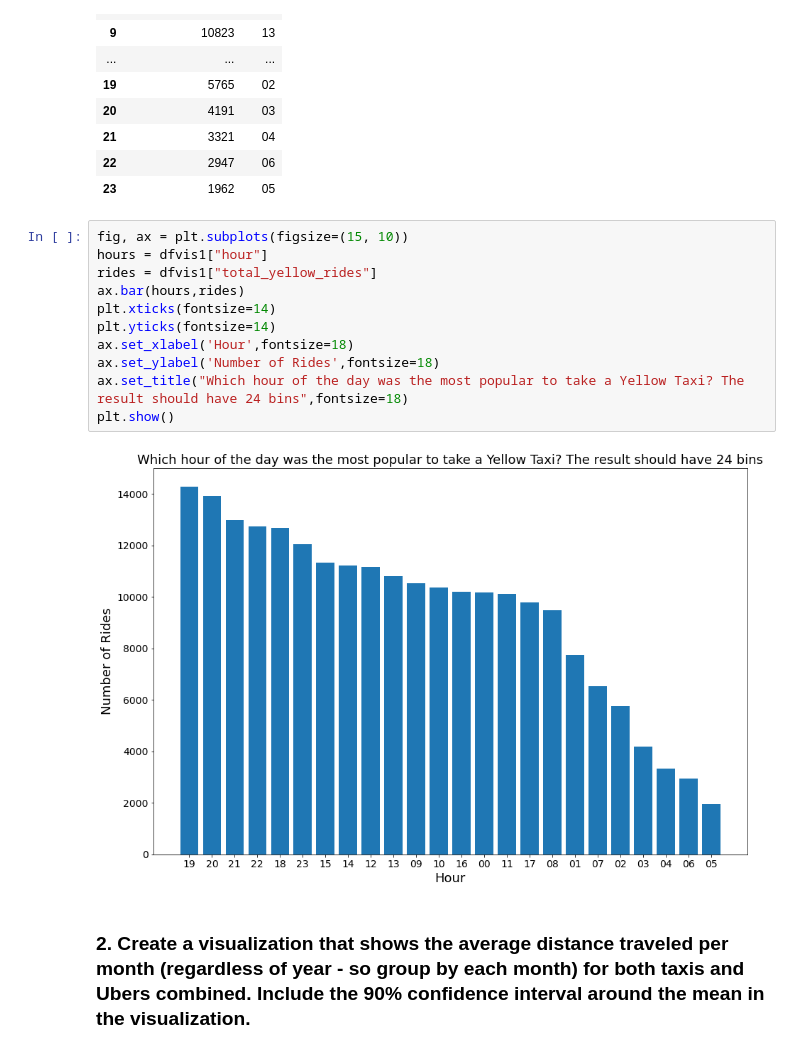
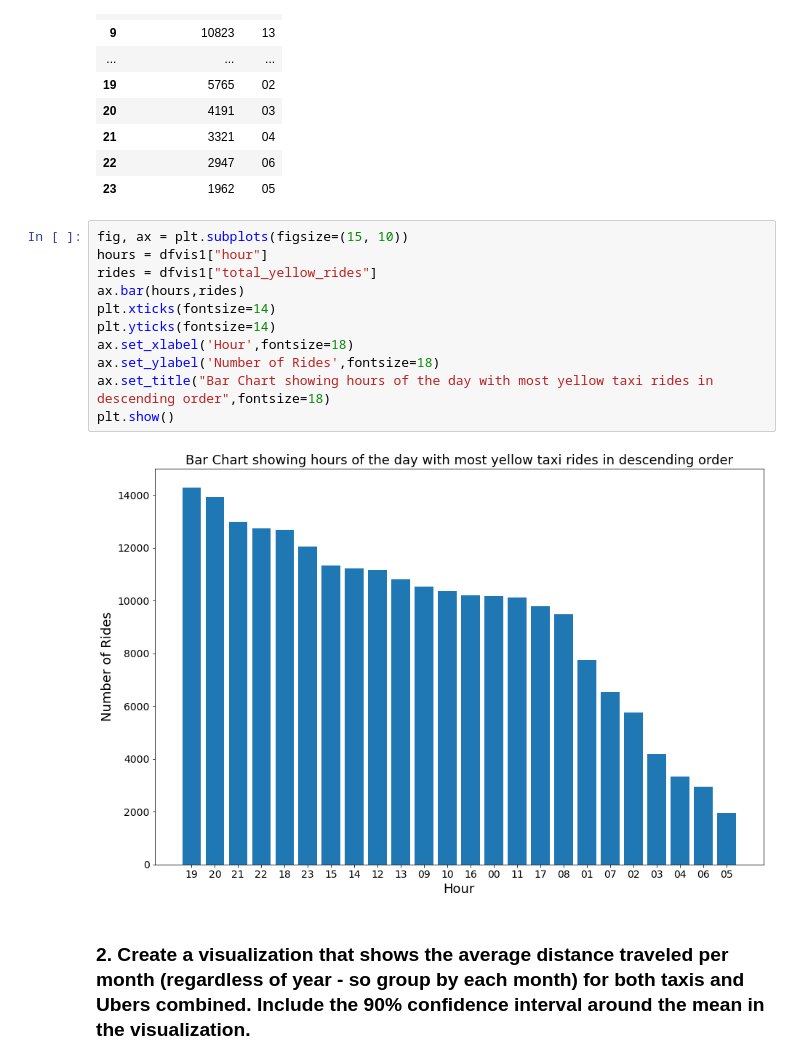
Before and after one commit to kunalsojatia/TFA_Taxi_Project, a Jupyter notebook: taxi.ipynb, the cells around one changed output. Cells and saved outputs as stored; diff of their text form.

```diff
--- a/taxi.ipynb
+++ b/taxi.ipynb
@@ -980,16 +982,16 @@ dfvis1
 # %%
 fig, ax = plt.subplots(figsize=(15, 10))
 hours = dfvis1["hour"]
 rides = dfvis1["total_yellow_rides"]
 ax.bar(hours,rides)
 plt.xticks(fontsize=14)
 plt.yticks(fontsize=14)
 ax.set_xlabel('Hour',fontsize=18)
 ax.set_ylabel('Number of Rides',fontsize=18)
-ax.set_title("Which hour of the day was the most popular to take a Yellow Taxi? The result should have 24 bins",fontsize=18)
+ax.set_title("Bar Chart showing hours of the day with most yellow taxi rides in descending order",fontsize=18)
 plt.show()
 # %% [output]
-[figure, old version]
+[figure, new version]
 # %% [markdown]
 ### 2. Create a visualization that shows the average distance traveled per month (regardless of year - so group by each month) for both taxis and Ubers combined. Include the 90% confidence interval around the mean in the visualization.
 # %%
```
Also changed, not shown: parts of 54 cells of this notebook, 1 other file.
